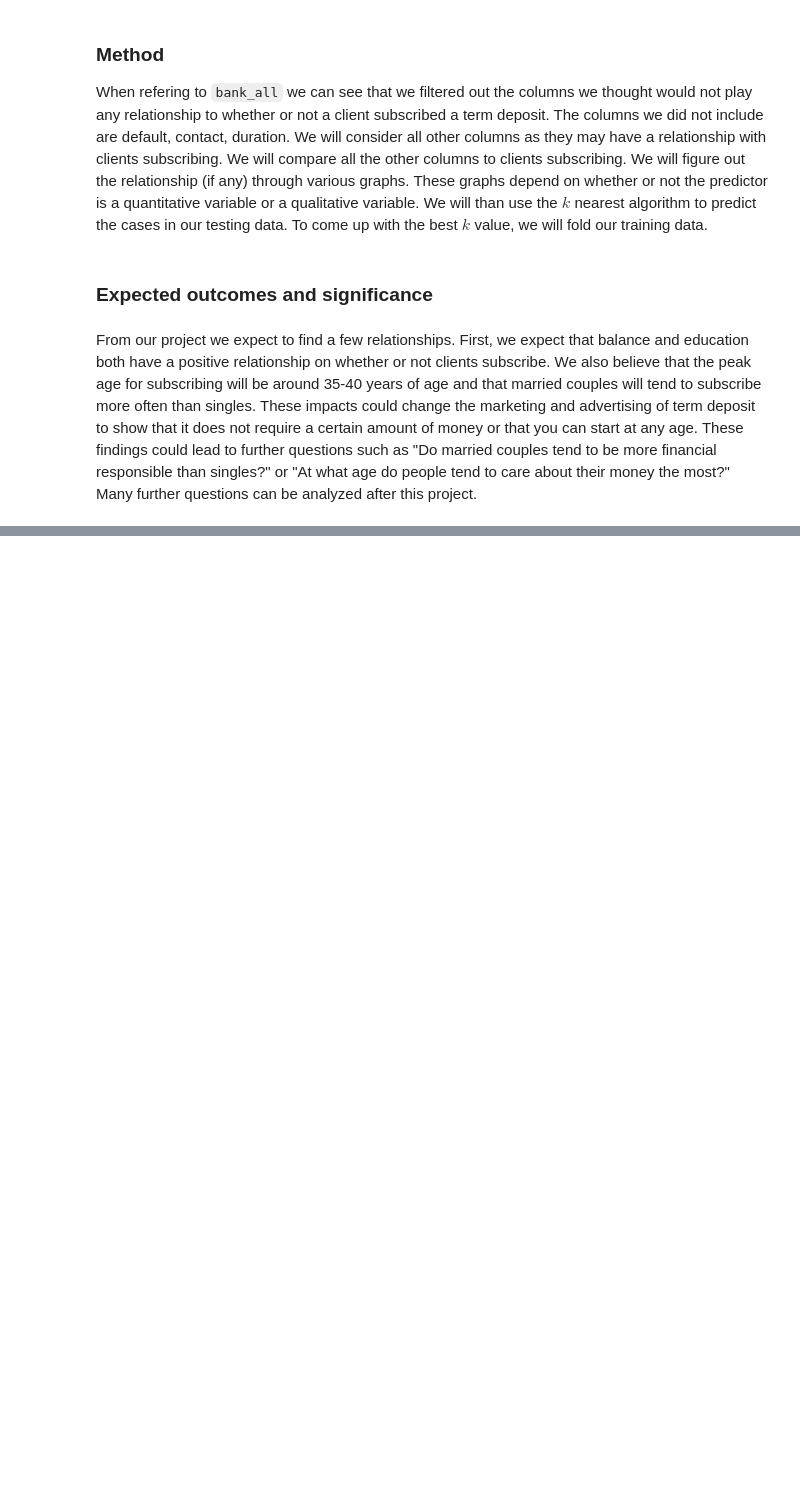
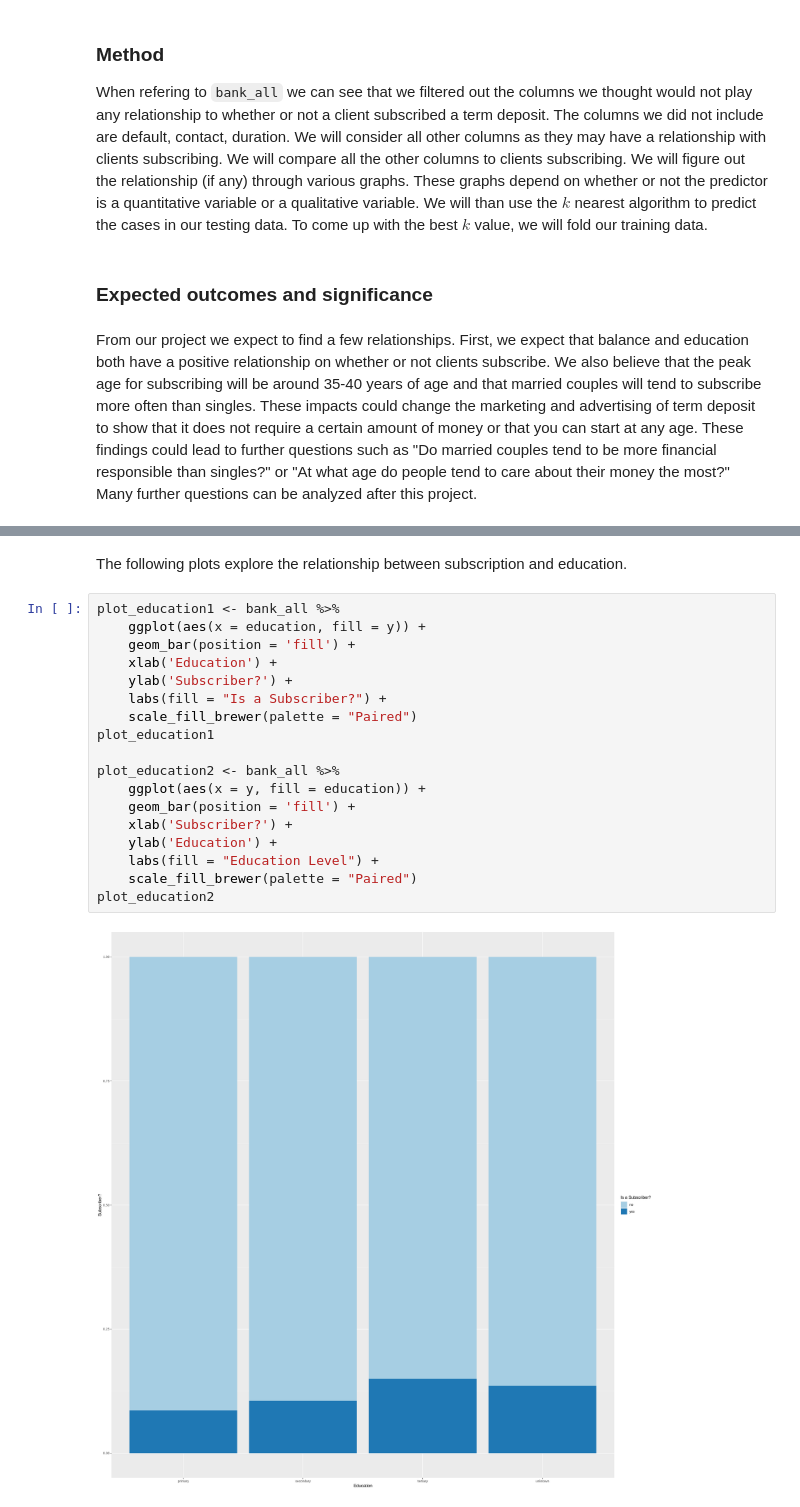
Before and after one commit to alexkhadr/Credit-Card-Project, a Jupyter notebook: proposal.ipynb, the cells around one changed output, grey strips where cells are left out. Cells and saved outputs as stored; diff of their text form; blank space fills up the shorter version.

```diff
--- a/proposal.ipynb
+++ b/proposal.ipynb
@@ -166,0 +170,22 @@ From our project we expect to find a few relationships. First, we expect that ba
+# %% [markdown]
+The following plots explore the relationship between subscription and education.
+# %%
+plot_education1 <- bank_all %>%
+    ggplot(aes(x = education, fill = y)) +
+    geom_bar(position = 'fill') +
+    xlab('Education') +
+    ylab('Subscriber?') +
+    labs(fill = "Is a Subscriber?") +
+    scale_fill_brewer(palette = "Paired")
+plot_education1
+
+plot_education2 <- bank_all %>%
+    ggplot(aes(x = y, fill = education)) +
+    geom_bar(position = 'fill') +
+    xlab('Subscriber?') +
+    ylab('Education') +
+    labs(fill = "Education Level") +
+    scale_fill_brewer(palette = "Paired")
+plot_education2
+# %% [output]
+[figure, added]
```
Also changed, not shown: parts of 9 cells of this notebook.
